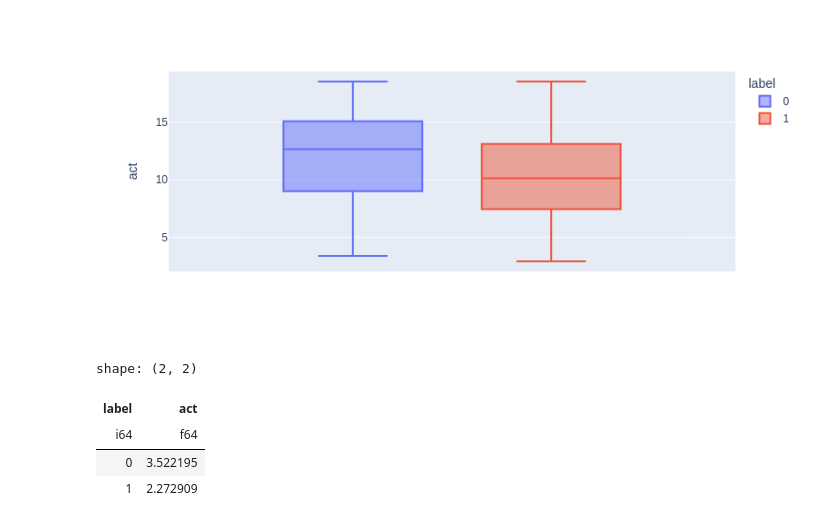
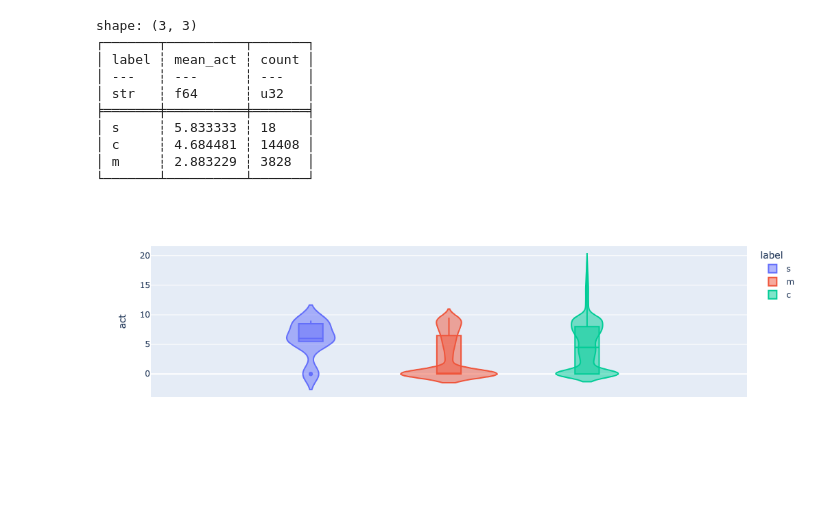
Before and after one commit to aleferna12/cellula-rs, a Jupyter notebook: analyses/contact_inhibition.ipynb, the cells around one changed output. Cells and saved outputs as stored; diff of their text form; code cells hidden in the pictures; blank space fills up the shorter version.

```diff
--- a/analyses/contact_inhibition.ipynb
+++ b/analyses/contact_inhibition.ipynb
@@ -6,7 +6,7 @@ from pathlib import Path
 # %%
 adfs = {}
 ldfs = {}
-for file in Path("../runs/test/lattices/").iterdir():
+for file in Path("../runs/test_8ce/lattices/").iterdir():
     time = int(file.name.replace(".parquet", ""))
     ldfs[time] = pl.read_parquet(file)
     adfs[time] = pl.read_parquet(str(file).replace("lattices", "act_lattices"))
@@ -74,16 +124,21 @@ def geom_mean(pos, latdf, actdf):
         act_count += 1
     return act_prod ** (1 / act_count)
 # %%
-asdf = act_sum(ldfs[3_400_000], adfs[3_400_000])
+asdf = act_sum_local(ldfs[3_400_000], adfs[3_400_000])
 # %%
-px.box(asdf, y="act", color="label")
+print(asdf.group_by("label").agg([pl.col("act").mean().alias("mean_act"), pl.col("act").count().alias("count")]))
+px.violin(asdf, y="act", color="label", box=True)
 # %% [output]
+shape: (3, 3)
+┌───────┬──────────┬───────┐
+│ label ┆ mean_act ┆ count │
+│ ---   ┆ ---      ┆ ---   │
+│ str   ┆ f64      ┆ u32   │
+╞═══════╪══════════╪═══════╡
+│ s     ┆ 5.833333 ┆ 18    │
+│ c     ┆ 4.684481 ┆ 14408 │
+│ m     ┆ 2.883229 ┆ 3828  │
+└───────┴──────────┴───────┘
-[figure, old version]
+[figure, new version]
 # %%
-asdf.group_by("label").mean()
+asgdf = act_sum_geom(ldfs[3_400_000], adfs[3_400_000])
-# %% [output]
-shape: (2, 2)
-| label | act |
-| i64 | f64 |
-| 0 | 3.522195 |
-| 1 | 2.272909 |
```
Also changed, not shown: parts of 5 cells of this notebook.
